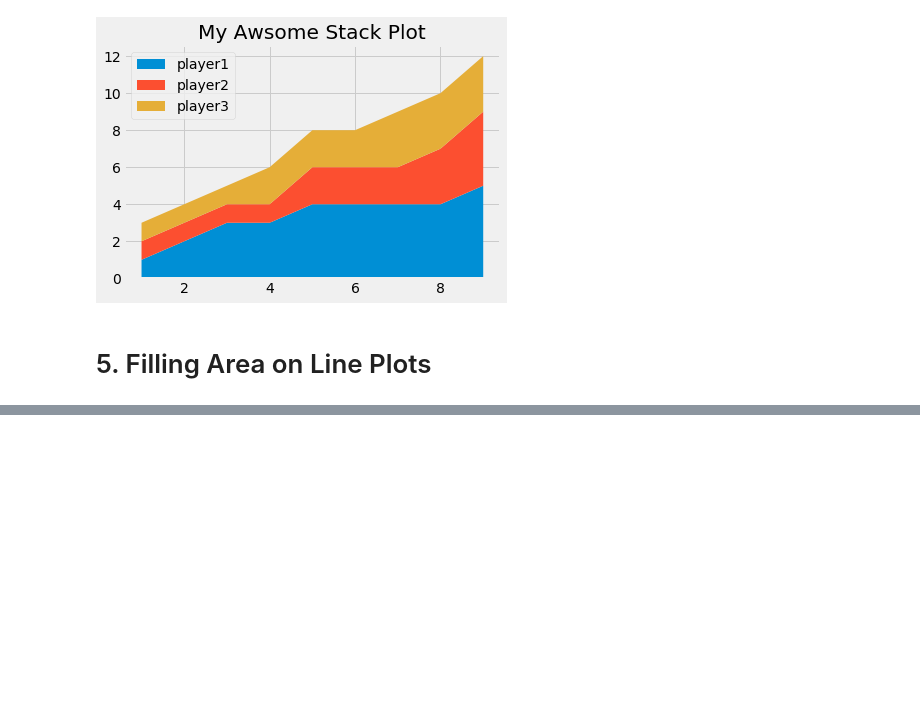
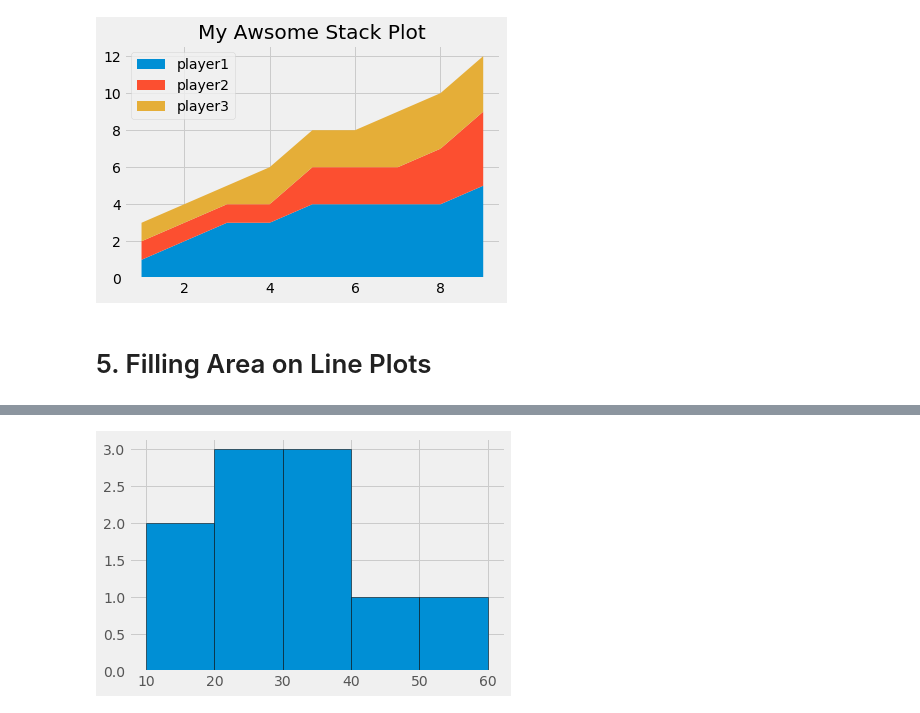
Before and after one commit to yonycherkos/data_analysis, a Jupyter notebook: matplotlib/Matplotlib Tutorials.ipynb, the cells around one changed output, grey strips where cells are left out. Cells and saved outputs as stored; diff of their text form; code cells hidden in the pictures; blank space fills up the shorter version.

```diff
--- a/matplotlib/Matplotlib Tutorials.ipynb
+++ b/matplotlib/Matplotlib Tutorials.ipynb
@@ -220,0 +191,5 @@ Text(0.5, 1.0, 'Median Salary (USD) by Age')
+# %%
+plt.hist(ages, bins=bins, edgecolor="black")
+plt.show()
+# %% [output]
+[figure, added]
```
Also changed, not shown: parts of 9 cells of this notebook, 1 other file.
